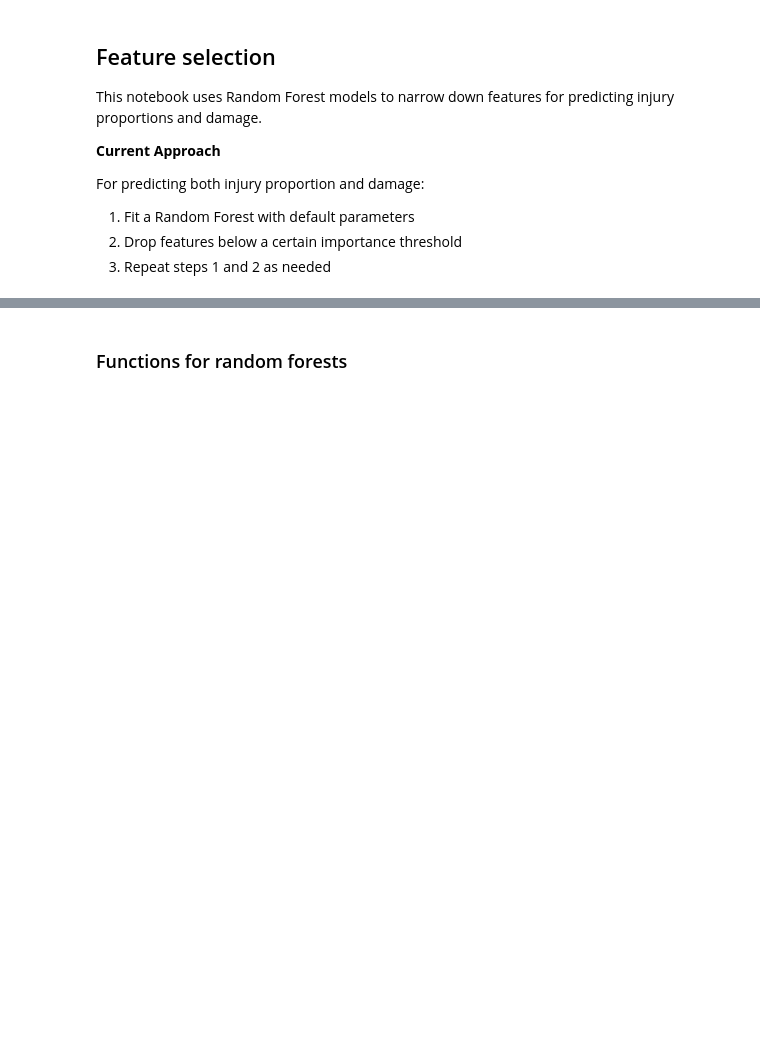
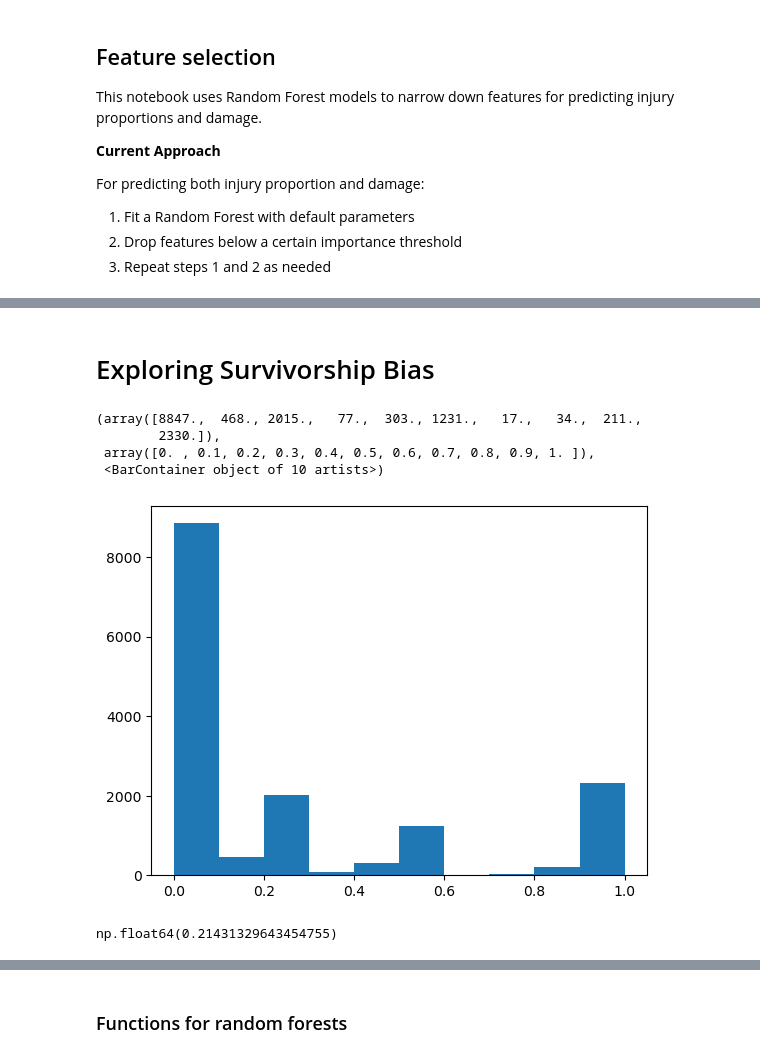
Before and after one commit to TheErdosInstitute-Summer2025-Project/aviation-project, a Jupyter notebook: jupyter-notebooks/model-testing-cj.ipynb, the cells around one changed output, grey strips where cells are left out. Saved outputs shown, nothing was run; the diff lists cells and outputs as text; code cells hidden in the pictures; blank space fills up the shorter version.

```diff
--- a/jupyter-notebooks/model-testing-cj.ipynb
+++ b/jupyter-notebooks/model-testing-cj.ipynb
@@ -45,3 +45,21 @@ Index(['ntsb_no', 'ev_type', 'ev_time', 'ev_country', 'ev_year', 'ev_month',
        'acft_prop_inj_n', 'acft_prop_inj_m', 'acft_prop_inj_s',
        'acft_prop_inj_f'],
       dtype='object')
+# %% [markdown]
+# Exploring Survivorship Bias
+# %%
+data['crash_severity_index'] = (data['acft_prop_inj_m']* 0.2
+                                + data['acft_prop_inj_s']*0.6
+                                + data['acft_prop_inj_f'] *1)
+
+plt.hist(data['crash_severity_index'])
+# %% [output]
+(array([8847.,  468., 2015.,   77.,  303., 1231.,   17.,   34.,  211.,
+        2330.]),
+ array([0. , 0.1, 0.2, 0.3, 0.4, 0.5, 0.6, 0.7, 0.8, 0.9, 1. ]),
+ <BarContainer object of 10 artists>)
+[figure, added]
+# %%
+data['wind_vel_kts'].isna().sum()/len(data)
+# %% [output]
+np.float64(0.21431329643454755)
```
Also changed, not shown: parts of 6 cells of this notebook, 5 other files.
